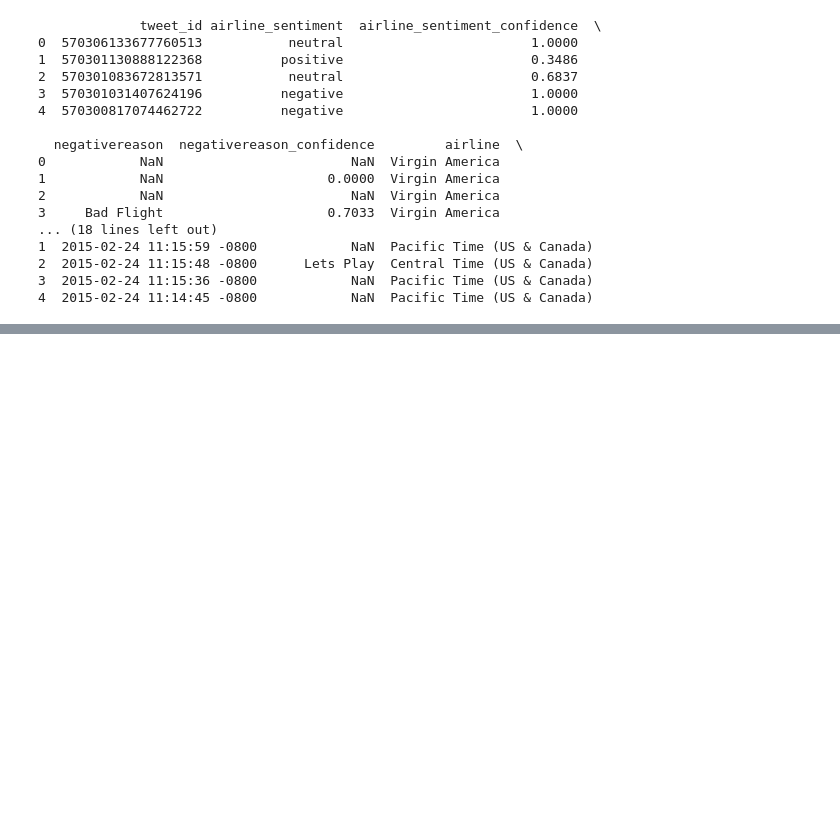
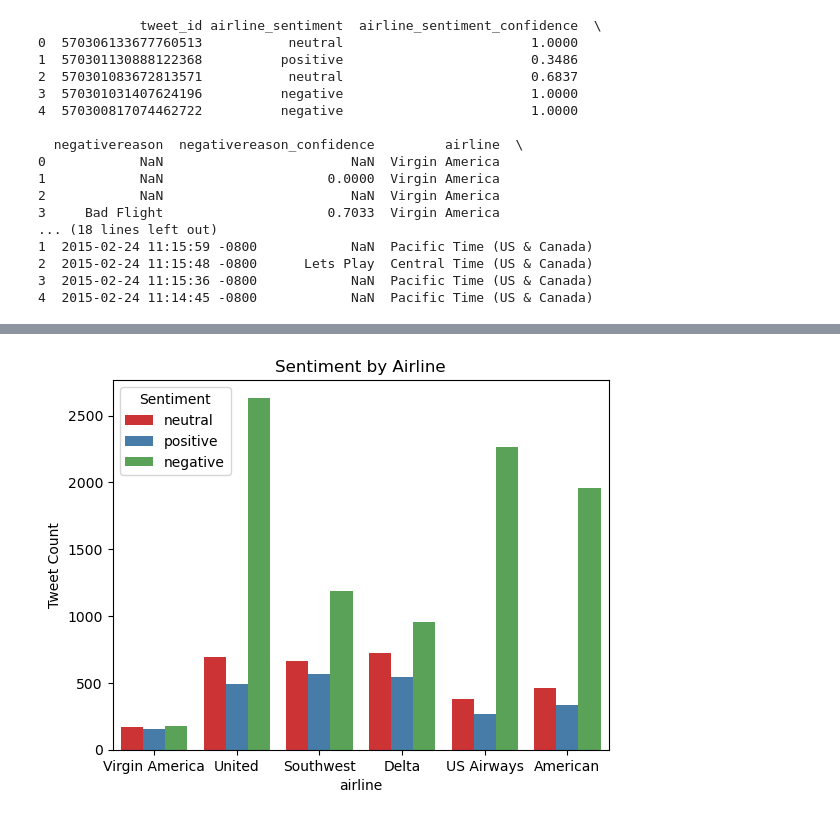
Before and after one commit to sarfraspc/Sentiment-Analysis, a Jupyter notebook: notebook/eda.ipynb, the cells around one changed output, grey strips where cells are left out. Saved outputs shown, nothing was run; the diff lists cells and outputs as text; code cells hidden in the pictures; blank space fills up the shorter version.

```diff
--- a/notebook/eda.ipynb
+++ b/notebook/eda.ipynb
@@ -23,0 +84,9 @@ print(df.head())
+# %%
+plt.Figure(figsize=(10,5))
+sns.countplot(data=df,x='airline',hue='airline_sentiment',palette='Set1')
+plt.title('Sentiment by Airline')
+plt.ylabel('Tweet Count')
+plt.legend(title='Sentiment')
+plt.show()
+# %% [output]
+[figure, added]
```
Also changed, not shown: parts of 6 cells of this notebook, 12 other files.
